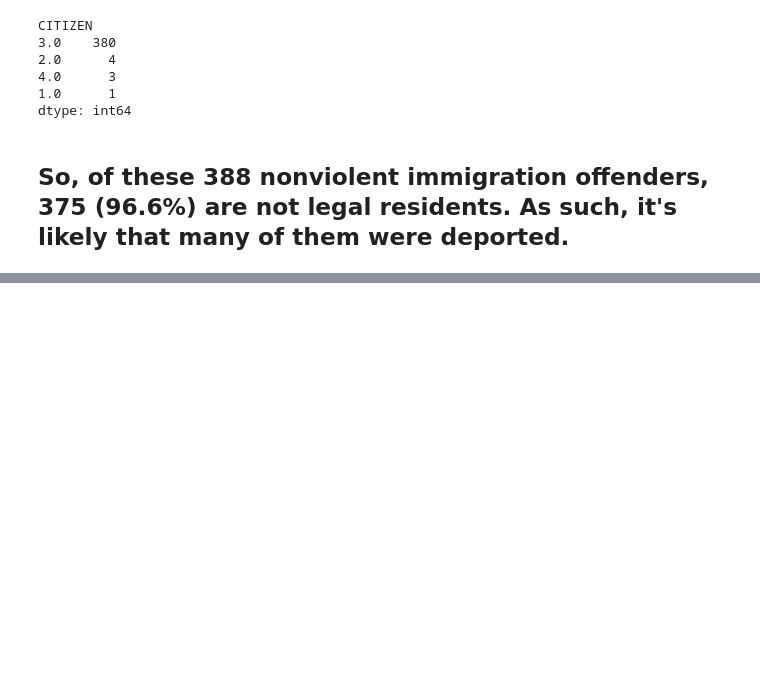
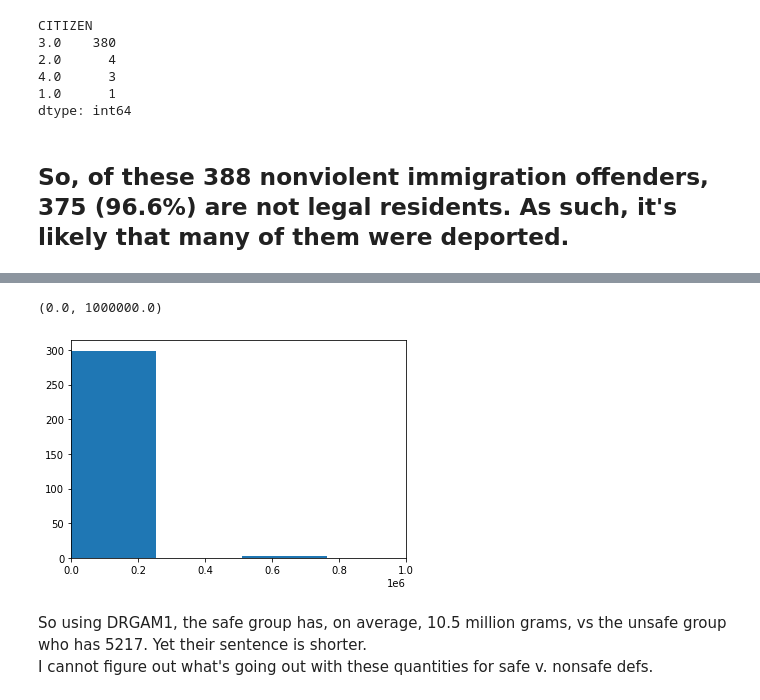
Before and after one commit to jenwhitson/sentencing_project, a Jupyter notebook: notebooks/supplemental_analysis.ipynb, the cells around one changed output, grey strips where cells are left out. Saved outputs shown, nothing was run; the diff lists cells and outputs as text; code cells hidden in the pictures; blank space fills up the shorter version.

Commit message:
explored mandatory minimums for safety valve offenses

```diff
--- a/notebooks/supplemental_analysis.ipynb
+++ b/notebooks/supplemental_analysis.ipynb
@@ -559,3 +561,7 @@ CITIZEN
 dtype: int64
 # %% [markdown]
 ## So, of these 388 nonviolent immigration offenders, 375 (96.6%) are not legal residents. As such, it's likely that many of them were deported.
+# %%
+tn.value_counts('SAFETY')
+safe = tn.loc[tn['SAFETY'] == 1]
+safe.value_counts('NEWRACE')
@@ -561,0 +788,9 @@ dtype: int64
+# %%
+plt.hist(safe.DRGAM1, bins = 200)
+plt.xlim(0, 1000000)
+# %% [output]
+(0.0, 1000000.0)
+[figure, added]
+# %% [markdown]
+So using DRGAM1, the safe group has, on average, 10.5 million grams, vs the unsafe group who has 5217. Yet their sentence is shorter.<br>
+I cannot figure out what's going out with these quantities for safe v. nonsafe defs.
```
Also changed, not shown: parts of 33 cells of this notebook.
